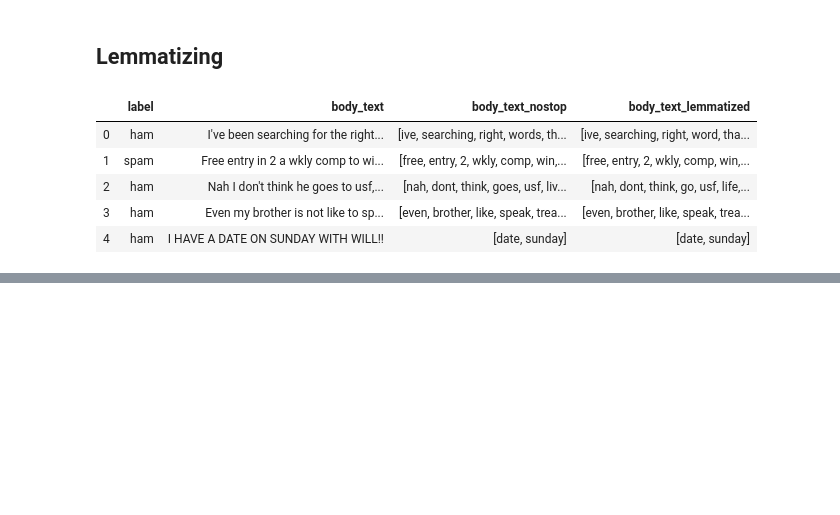
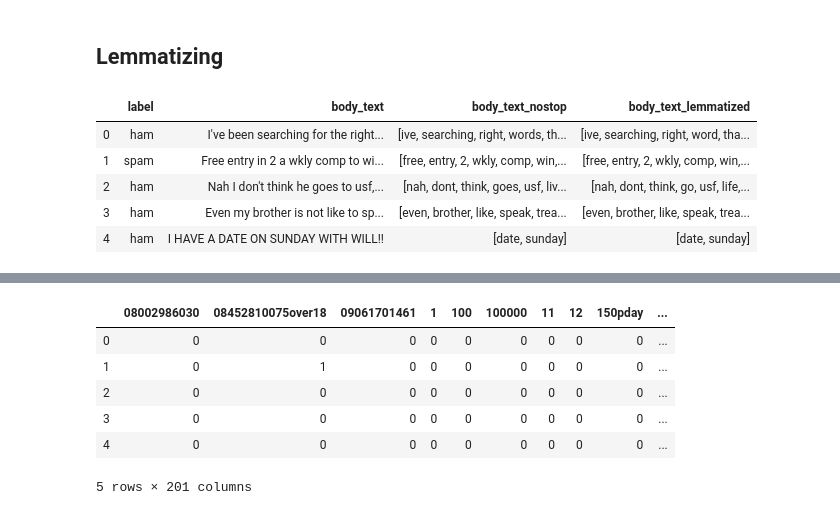
Before and after one commit to GhaidEwawi/nlp-python, a Jupyter notebook: nlp-python.ipynb, the cells around one changed output, grey strips where cells are left out. Cells and saved outputs as stored; diff of their text form; code cells hidden in the pictures; blank space fills up the shorter version.

```diff
--- a/nlp-python.ipynb
+++ b/nlp-python.ipynb
@@ -178,0 +226,12 @@ data3.head()
+# %%
+X_counts_df.columns = count_vect_sample.get_feature_names()
+# %%
+X_counts_df.head()
+# %% [output]
+|  | 08002986030 | 08452810075over18 | 09061701461 | 1 | 100 | 100000 | 11 | 12 | 150pday | ... |
+| 0 | 0 | 0 | 0 | 0 | 0 | 0 | 0 | 0 | 0 | ... |
+| 1 | 0 | 1 | 0 | 0 | 0 | 0 | 0 | 0 | 0 | ... |
+| 2 | 0 | 0 | 0 | 0 | 0 | 0 | 0 | 0 | 0 | ... |
+| 3 | 0 | 0 | 0 | 0 | 0 | 0 | 0 | 0 | 0 | ... |
+| 4 | 0 | 0 | 0 | 0 | 0 | 0 | 0 | 0 | 0 | ... |
+5 rows × 201 columns
```
Also changed, not shown: parts of 18 cells of this notebook.
